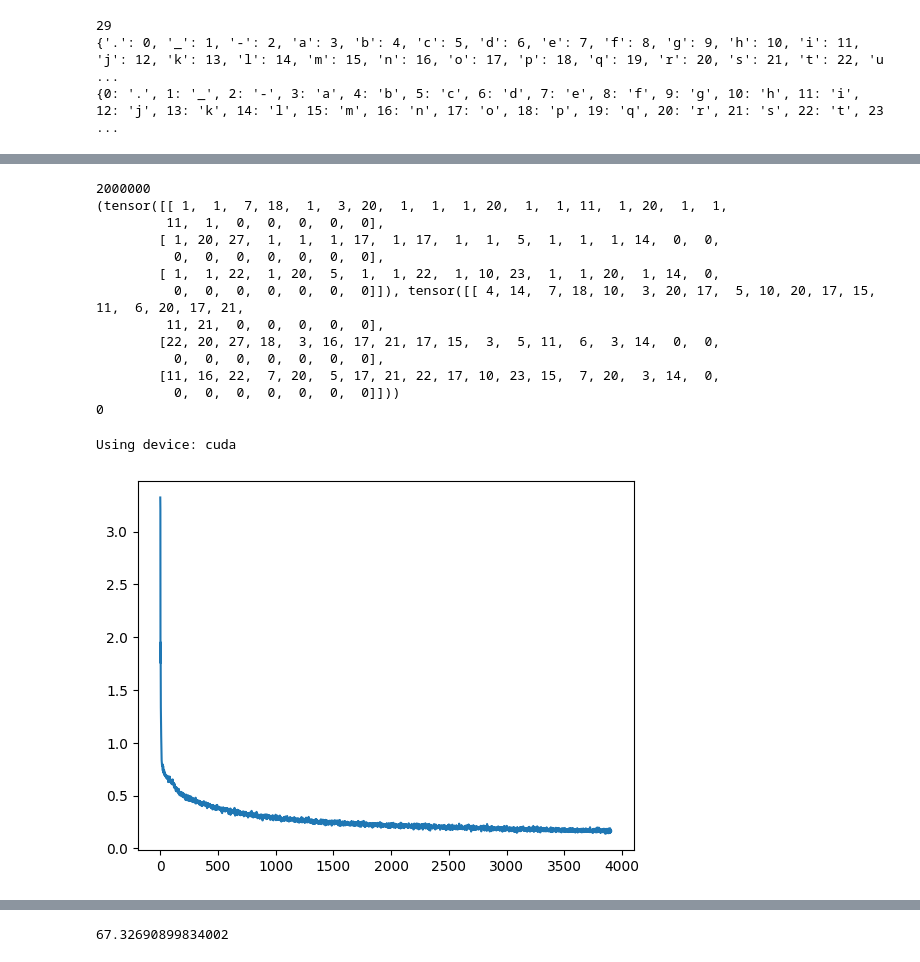
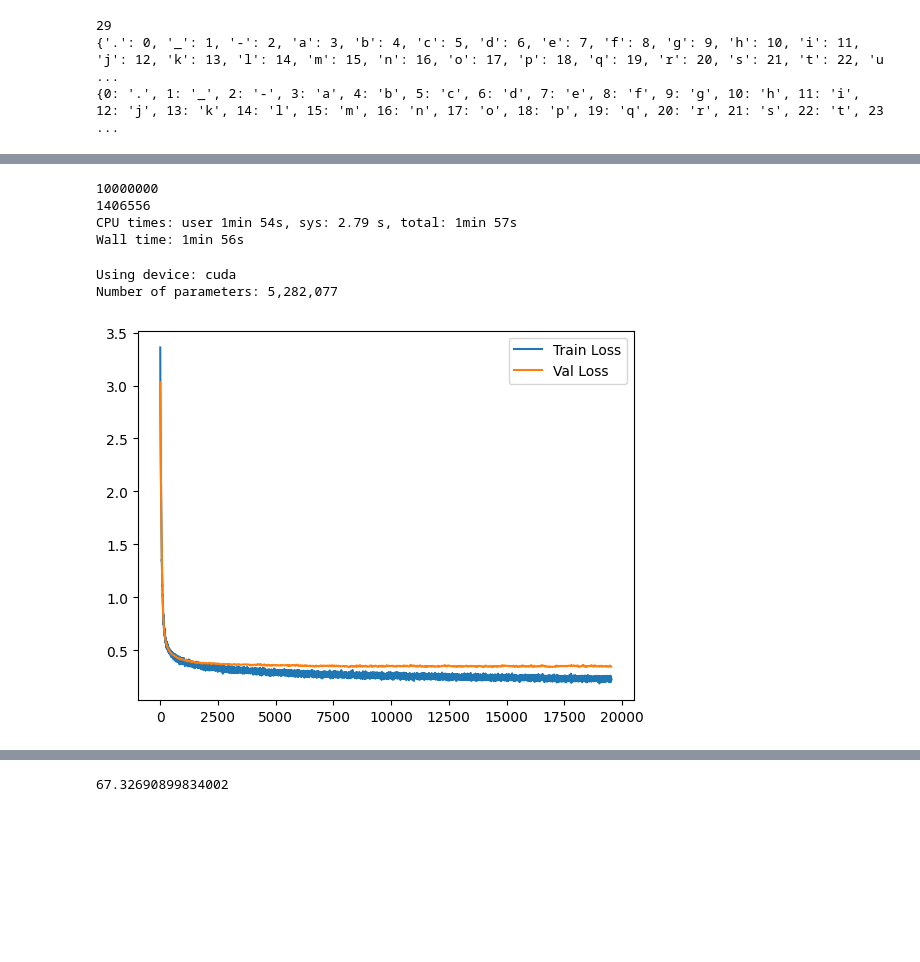
Before and after one commit to cweill/transformer-hangman-solver, a Jupyter notebook: hangman.ipynb, the cells around one changed output, grey strips where cells are left out. Cells and saved outputs as stored; diff of their text form; code cells hidden in the pictures; blank space fills up the shorter version.

```diff
--- a/hangman.ipynb
+++ b/hangman.ipynb
@@ -185,4 +197,7 @@ Wall time: 14.7 s
-# %%
-random.seed(42)
-random.shuffle(dataset)
-dataset = dataset[:2_000_000]
+# %%
+%%time
+TRAIN_NUM_EXAMPLES = 10_000_000
+
+random.seed(42)
+random.shuffle(train_dataset)
+train_dataset = train_dataset[:TRAIN_NUM_EXAMPLES]
@@ -201,8 +228,6 @@ print(integerized_dataset[0])
 # %%
+%%time
 # create a pytorch dataset of word and label pairs
-from torch.utils.data import Dataset
-import random
-
 
 class HangmanDataset(Dataset):
     def __init__(self, words):
@@ -216,33 +241,21 @@ class HangmanDataset(Dataset):
         return self.features[idx], self.labels[idx]
 
 
-split_idx = int(len(integerized_dataset) * 1)
-shuffled_integerized_dataset = list(integerized_dataset)
-random.shuffle(shuffled_integerized_dataset)
-train_split = shuffled_integerized_dataset[:split_idx]
-val_split = shuffled_integerized_dataset[split_idx:]
+random.shuffle(train_integerized_dataset)
+random.shuffle(val_integerized_dataset)
 
-train_dataset = HangmanDataset(train_split)
-val_dataset = HangmanDataset(val_split)
+train_dataset = HangmanDataset(train_integerized_dataset)
+val_dataset = HangmanDataset(val_integerized_dataset)
 
 print(len(train_dataset))
-print(train_dataset[[0, 1, 2]])
+# print(train_dataset[[0, 1, 2]])
 
 print(len(val_dataset))
 # %% [output]
-2000000
-(tensor([[ 1,  1,  7, 18,  1,  3, 20,  1,  1,  1, 20,  1,  1, 11,  1, 20,  1,  1,
-         11,  1,  0,  0,  0,  0,  0],
-        [ 1, 20, 27,  1,  1,  1, 17,  1, 17,  1,  1,  5,  1,  1,  1, 14,  0,  0,
-          0,  0,  0,  0,  0,  0,  0],
-        [ 1,  1, 22,  1, 20,  5,  1,  1, 22,  1, 10, 23,  1,  1, 20,  1, 14,  0,
-          0,  0,  0,  0,  0,  0,  0]]), tensor([[ 4, 14,  7, 18, 10,  3, 20, 17,  5, 10, 20, 17, 15, 11,  6, 20, 17, 21,
-         11, 21,  0,  0,  0,  0,  0],
-        [22, 20, 27, 18,  3, 16, 17, 21, 17, 15,  3,  5, 11,  6,  3, 14,  0,  0,
-          0,  0,  0,  0,  0,  0,  0],
-        [11, 16, 22,  7, 20,  5, 17, 21, 22, 17, 10, 23, 15,  7, 20,  3, 14,  0,
-          0,  0,  0,  0,  0,  0,  0]]))
-0
+10000000
+1406556
+CPU times: user 1min 54s, sys: 2.79 s, total: 1min 57s
+Wall time: 1min 56s
 # %%
 # Create a transformer model for the hangman game
 
@@ -254,7 +267,7 @@ from tqdm import tqdm
 
 d_model = 256
 nhead = 8
-num_layers = 3
+num_layers = 4
 
 device = (
     "cuda"
@@ -292,12 +305,13 @@ class HangmanTransformer(nn.Module):
         src = src + pos_emb
         output = self.transformer_encoder(src)
         output = self.ln_f(output)
-        logits = self.fc(output)
+        logits = self.fc(output) * 0.1
         return logits
 
 
 # create a transformer model
 model = HangmanTransformer(vocab_size, d_model, nhead, num_layers)
+print("Number of parameters:", f"{sum(p.numel() for p in model.parameters()):,}")
 
 model.to(device)
 # create a loss function
@@ -311,9 +325,16 @@ batch_size = 512
 num_epochs = 1
 
 lossi = []
+val_lossi = []
+val_step = []
+step = 0
 
+val_features, val_labels = val_dataset[:5000]
+val_features = val_features.to(device)
+val_labels = val_labels.to(device)
 for epoch in range(num_epochs):
     for i in (pbar := tqdm(range(0, len(train_dataset), batch_size))):
+        step += 1
         # idx = torch.randint(0, len(train_dataset), (batch_size,))
         features, labels = train_dataset[i : i + batch_size]
         features = features.to(device)
@@ -332,13 +353,29 @@ for epoch in range(num_epochs):
 
         # Update weights
         optimizer.step()
-        pbar.set_description(f"Epoch {epoch+1}/{num_epochs} | Loss: {loss.item():.4f}")
         lossi.append(loss.item())
+
+        if i % 100 == 0:
+            model.eval()
+            with torch.no_grad():
+                val_loss = criterion(
+                    model(val_features).view(-1, vocab_size), val_labels.view(-1)
+                )
+                val_lossi.append(val_loss.item())
+                val_step.append(step)
+            model.train()
+
+        pbar.set_description(
+            f"Epoch {epoch+1}/{num_epochs} | Train Loss: {loss.item():.4f} | Val Loss: {val_loss.item():.4f}"
+        )
 # %% [output]
 Using device: cuda
+Number of parameters: 5,282,077
 # %%
 plt.plot(lossi)
+plt.plot(val_step, val_lossi)
+plt.legend(["Train Loss", "Val Loss"])
 plt.show()
 # %% [output]
-[figure, old version]
+[figure, new version]
 # %%
```
Also changed, not shown: parts of 9 cells of this notebook.
